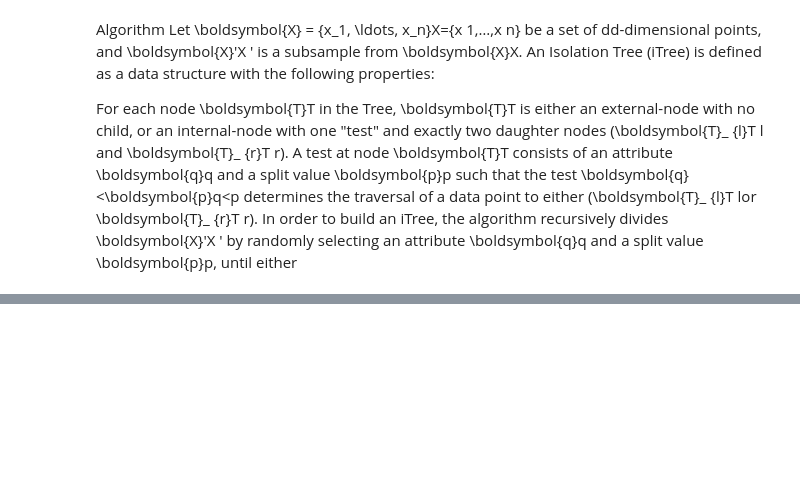
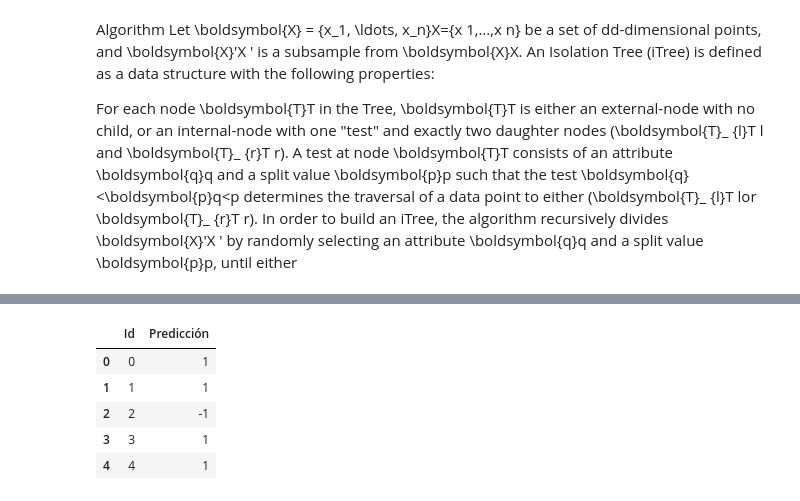
Before and after one commit to napo1998delsur/fraudes_grandes_clientes, a Jupyter notebook: eda/voltajesclase200.ipynb, the cells around one changed output, grey strips where cells are left out. Cells and saved outputs as stored; diff of their text form; code cells hidden in the pictures; blank space fills up the shorter version.

```diff
--- a/eda/voltajesclase200.ipynb
+++ b/eda/voltajesclase200.ipynb
@@ -302,0 +338,9 @@ UsageError: Line magic function `%%timeit` not found.
+# %%
+output.head()
+# %% [output]
+|  | Id | Predicción |
+| 0 | 0 | 1 |
+| 1 | 1 | 1 |
+| 2 | 2 | -1 |
+| 3 | 3 | 1 |
+| 4 | 4 | 1 |
```
Also changed, not shown: parts of 33 cells of this notebook, 5 other files.
